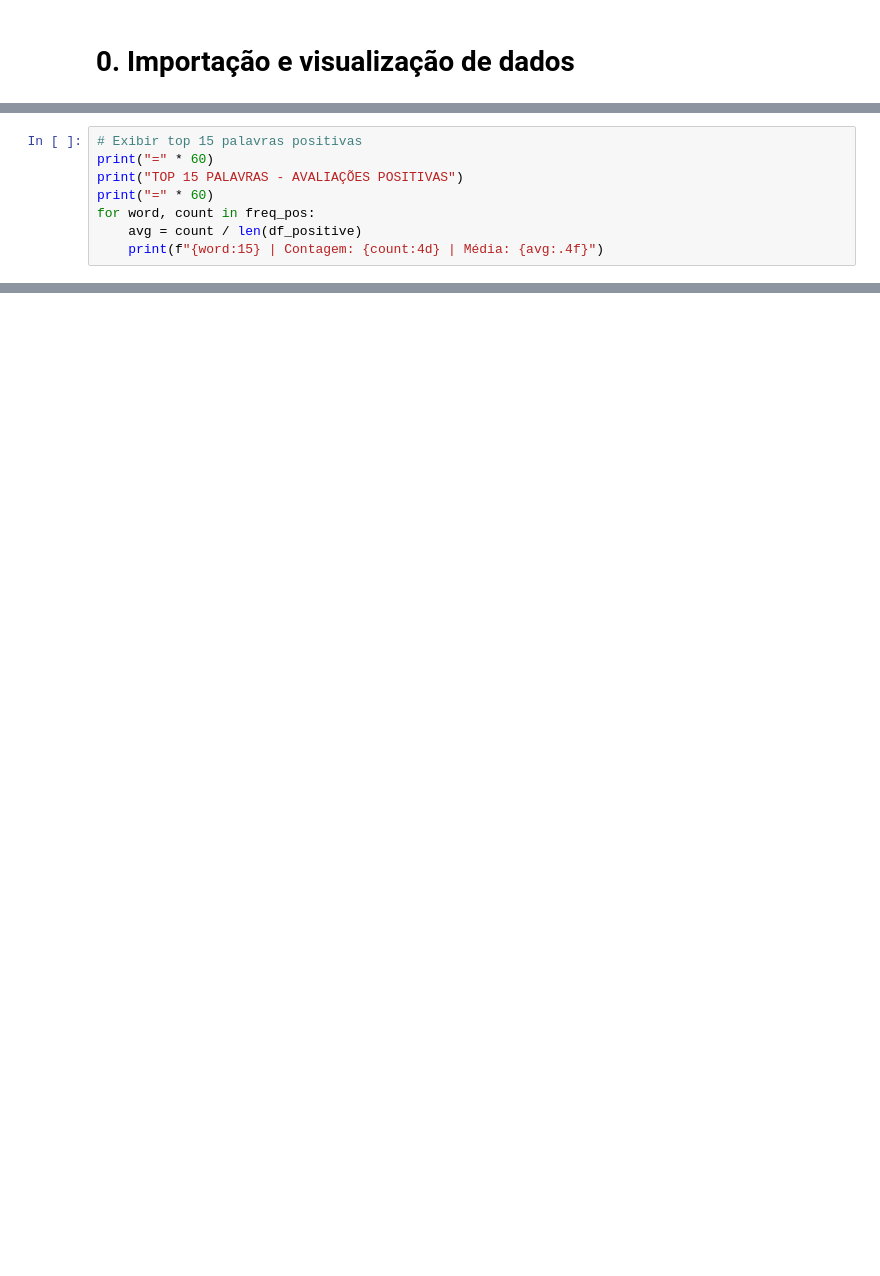
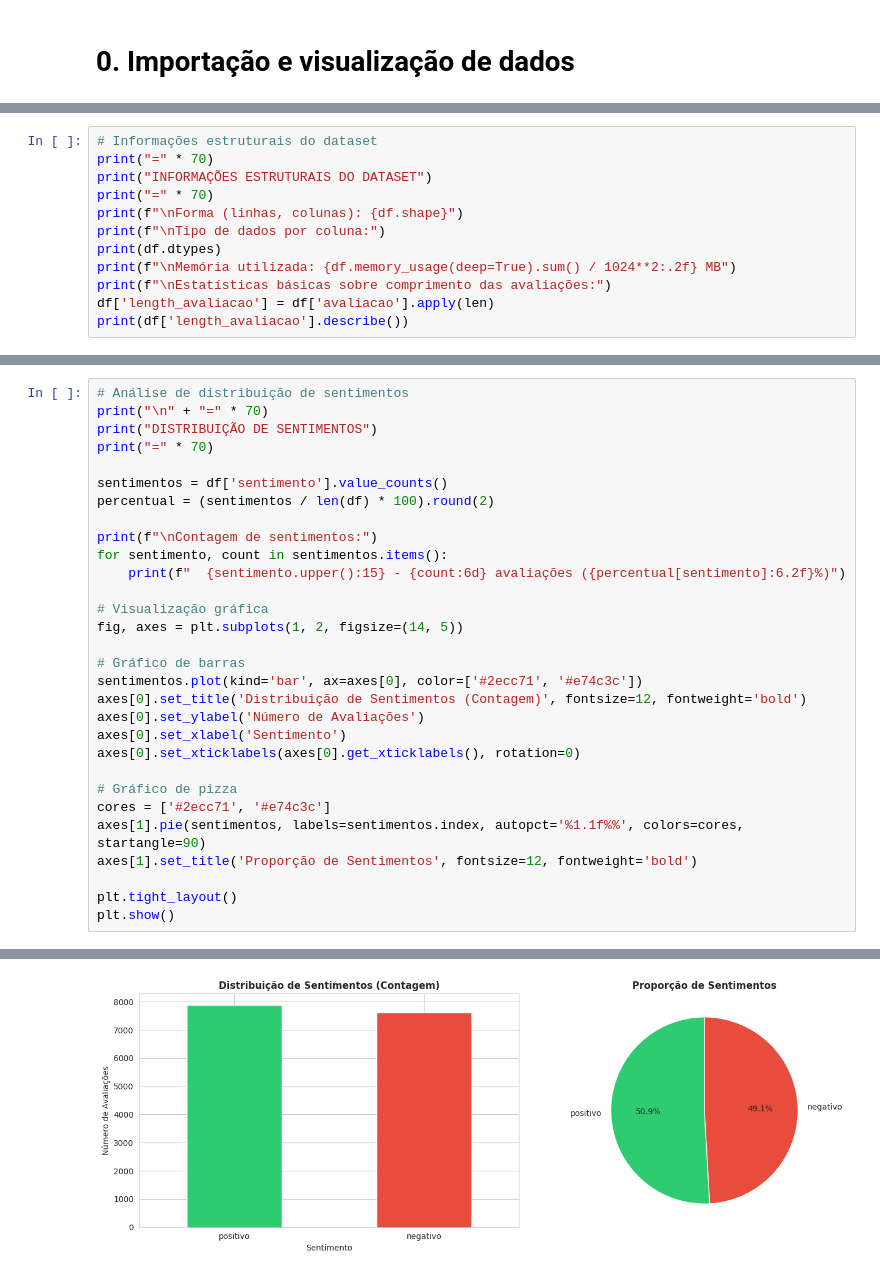
Before and after one commit to andersonalexsandro/AI-feelings-analysis, a Jupyter notebook: notebook/feeling_analysis.ipynb, the cells around one changed output, grey strips where cells are left out. Drawn from its saved outputs; the diff is of its cells as text; blank space fills up the shorter version.

```diff
--- a/notebook/feeling_analysis.ipynb
+++ b/notebook/feeling_analysis.ipynb
@@ -274,8 +2,0 @@ recebi          | Count: 1538 | Avg: 0.2021
-# %%
-# Exibir top 15 palavras positivas
-print("=" * 60)
-print("TOP 15 PALAVRAS - AVALIAÇÕES POSITIVAS")
-print("=" * 60)
-for word, count in freq_pos:
-    avg = count / len(df_positive)
-    print(f"{word:15} | Contagem: {count:4d} | Média: {avg:.4f}")
@@ -303,0 +37,12 @@ Analisar as palavras mais frequentes em avaliações positivas e negativas ajuda
+# %%
+# Informações estruturais do dataset
+print("=" * 70)
+print("INFORMAÇÕES ESTRUTURAIS DO DATASET")
+print("=" * 70)
+print(f"\nForma (linhas, colunas): {df.shape}")
+print(f"\nTipo de dados por coluna:")
+print(df.dtypes)
+print(f"\nMemória utilizada: {df.memory_usage(deep=True).sum() / 1024**2:.2f} MB")
+print(f"\nEstatísticas básicas sobre comprimento das avaliações:")
+df['length_avaliacao'] = df['avaliacao'].apply(len)
+print(df['length_avaliacao'].describe())
@@ -303,0 +114,31 @@ Analisar as palavras mais frequentes em avaliações positivas e negativas ajuda
+# %%
+# Análise de distribuição de sentimentos
+print("\n" + "=" * 70)
+print("DISTRIBUIÇÃO DE SENTIMENTOS")
+print("=" * 70)
+
+sentimentos = df['sentimento'].value_counts()
+percentual = (sentimentos / len(df) * 100).round(2)
+
+print(f"\nContagem de sentimentos:")
+for sentimento, count in sentimentos.items():
+    print(f"  {sentimento.upper():15} - {count:6d} avaliações ({percentual[sentimento]:6.2f}%)")
+
+# Visualização gráfica
+fig, axes = plt.subplots(1, 2, figsize=(14, 5))
+
+# Gráfico de barras
+sentimentos.plot(kind='bar', ax=axes[0], color=['#2ecc71', '#e74c3c'])
+axes[0].set_title('Distribuição de Sentimentos (Contagem)', fontsize=12, fontweight='bold')
+axes[0].set_ylabel('Número de Avaliações')
+axes[0].set_xlabel('Sentimento')
+axes[0].set_xticklabels(axes[0].get_xticklabels(), rotation=0)
+
+# Gráfico de pizza
+cores = ['#2ecc71', '#e74c3c']
+axes[1].pie(sentimentos, labels=sentimentos.index, autopct='%1.1f%%', colors=cores, startangle=90)
+axes[1].set_title('Proporção de Sentimentos', fontsize=12, fontweight='bold')
+
+plt.tight_layout()
+plt.show()
+# %% [output]
@@ -303,0 +152 @@ Analisar as palavras mais frequentes em avaliações positivas e negativas ajuda
+[figure, added]
```
Also changed, not shown: parts of 44 cells of this notebook, 1 other file.
